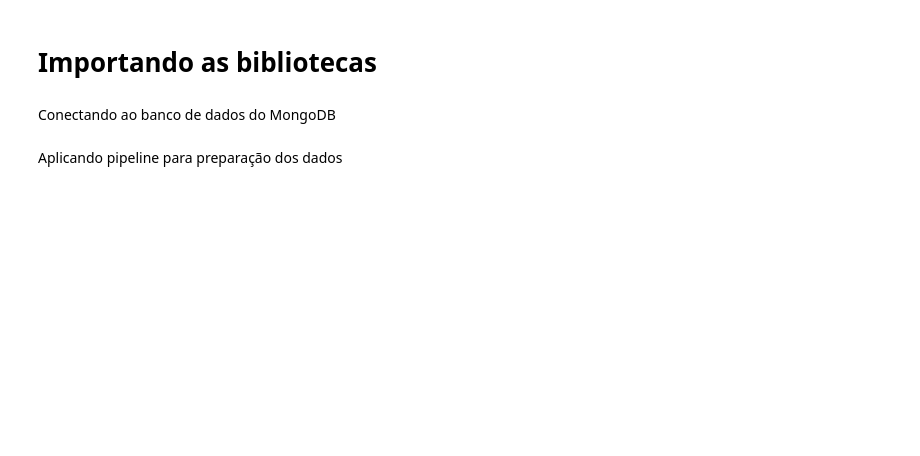
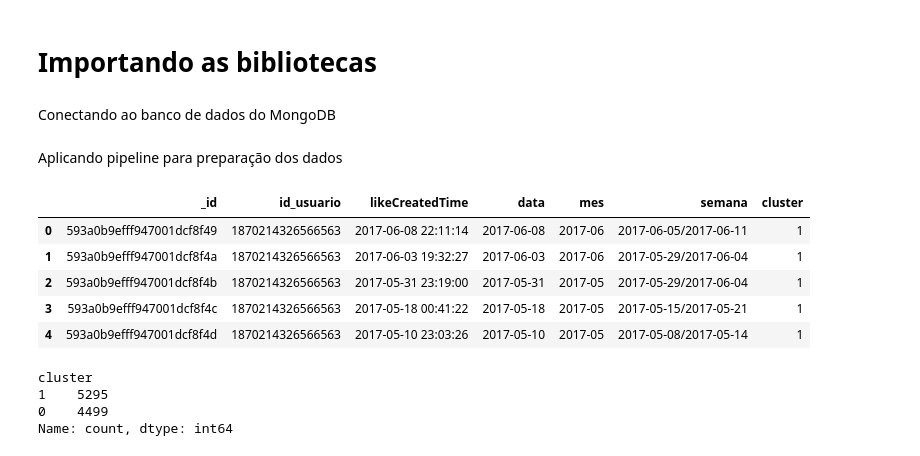
Before and after one commit to paulovitorss/analise_dados, a Jupyter notebook: time_series_eda_5.ipynb, the cells around one changed output. Saved outputs shown, nothing was run; the diff lists cells and outputs as text; code cells hidden in the pictures; blank space fills up the shorter version.

Commit message:
Criando cluster para base likes

```diff
--- a/time_series_eda_5.ipynb
+++ b/time_series_eda_5.ipynb
@@ -124,7 +124,7 @@ usuarios_baixa_ativ = post_counts[post_counts['post_count'] < limite_inferior]['
 print(f'Número de usuários com alta atividade: {len(usuarios_alta_ativ)}')
 print(f'Número de usuários com baixa atividade: {len(usuarios_baixa_ativ)}')
 # %%
-df_normal = df_2017[~(df_2017['id_usuario'].isin(usuarios_baixa_ativ))].copy()
+df_normal = df_2017[~(df_2017['id_usuario'].isin(usuarios_baixa_ativ))]
 
 norm_post_count = df_normal.groupby('id_usuario').size().reset_index(name='post_count')
 
@@ -343,0 +373,27 @@ plt.show()
+# %%
+# Definir o número de clusters (grupos) que você quer identificar
+num_clusters = 2
+
+# Treinar o K-Means com os dados de séries temporais
+kmeans = KMeans(n_clusters=num_clusters, random_state=0)
+kmeans.fit(serie_temporal_matriz_likes)
+
+# Adicionar o rótulo do cluster ao dataframe original
+serie_temporal_matriz_likes['cluster'] = kmeans.labels_
+
+# Exibir quantos usuários estão em cada cluster
+print(serie_temporal_matriz_likes['cluster'].value_counts())
+
+# Visualizar os centroides dos clusters (os padrões médios de cada grupo)
+centroides = kmeans.cluster_centers_
+
+for i in range(num_clusters):
+    plt.plot(meses_disponiveis.astype(str), centroides[i], label=f'Cluster {i}')
+
+plt.xlabel('Mês')
+plt.ylabel('Número médio de likes')
+plt.title('Centroides dos clusters de usuários')
+plt.legend()
+plt.xticks(rotation=45)
+plt.tight_layout()
+plt.show()
@@ -343,0 +446,25 @@ plt.show()
+# %%
+# Criar um dataframe com os clusters e o id_usuario
+df_clusters_likes = serie_temporal_matriz_likes.reset_index()[['id_usuario', 'cluster']]
+
+# Mesclar o dataframe de clusters com o dataframe original de likes por usuário
+df_likes_clusterizado = pd.merge(df_likes_2017, df_clusters_likes, on='id_usuario', how='left')
+
+# Exibir o dataframe resultante com a nova coluna 'cluster'
+df_likes_clusterizado.head()
+# %% [output]
+|  | _id | id_usuario | likeCreatedTime | data | mes | semana | cluster |
+| 0 | 593a0b9efff947001dcf8f49 | 1870214326566563 | 2017-06-08 22:11:14 | 2017-06-08 | 2017-06 | 2017-06-05/2017-06-11 | 1 |
+| 1 | 593a0b9efff947001dcf8f4a | 1870214326566563 | 2017-06-03 19:32:27 | 2017-06-03 | 2017-06 | 2017-05-29/2017-06-04 | 1 |
+| 2 | 593a0b9efff947001dcf8f4b | 1870214326566563 | 2017-05-31 23:19:00 | 2017-05-31 | 2017-05 | 2017-05-29/2017-06-04 | 1 |
+| 3 | 593a0b9efff947001dcf8f4c | 1870214326566563 | 2017-05-18 00:41:22 | 2017-05-18 | 2017-05 | 2017-05-15/2017-05-21 | 1 |
+| 4 | 593a0b9efff947001dcf8f4d | 1870214326566563 | 2017-05-10 23:03:26 | 2017-05-10 | 2017-05 | 2017-05-08/2017-05-14 | 1 |
+# %%
+# Contar o número de usuários em cada cluster
+contagem_clusters = df_likes_clusterizado['cluster'].value_counts()
+print(contagem_clusters)
+# %% [output]
+cluster
+1    5295
+0    4499
+Name: count, dtype: int64
```
Also changed, not shown: parts of 11 cells of this notebook, 2 other files.
